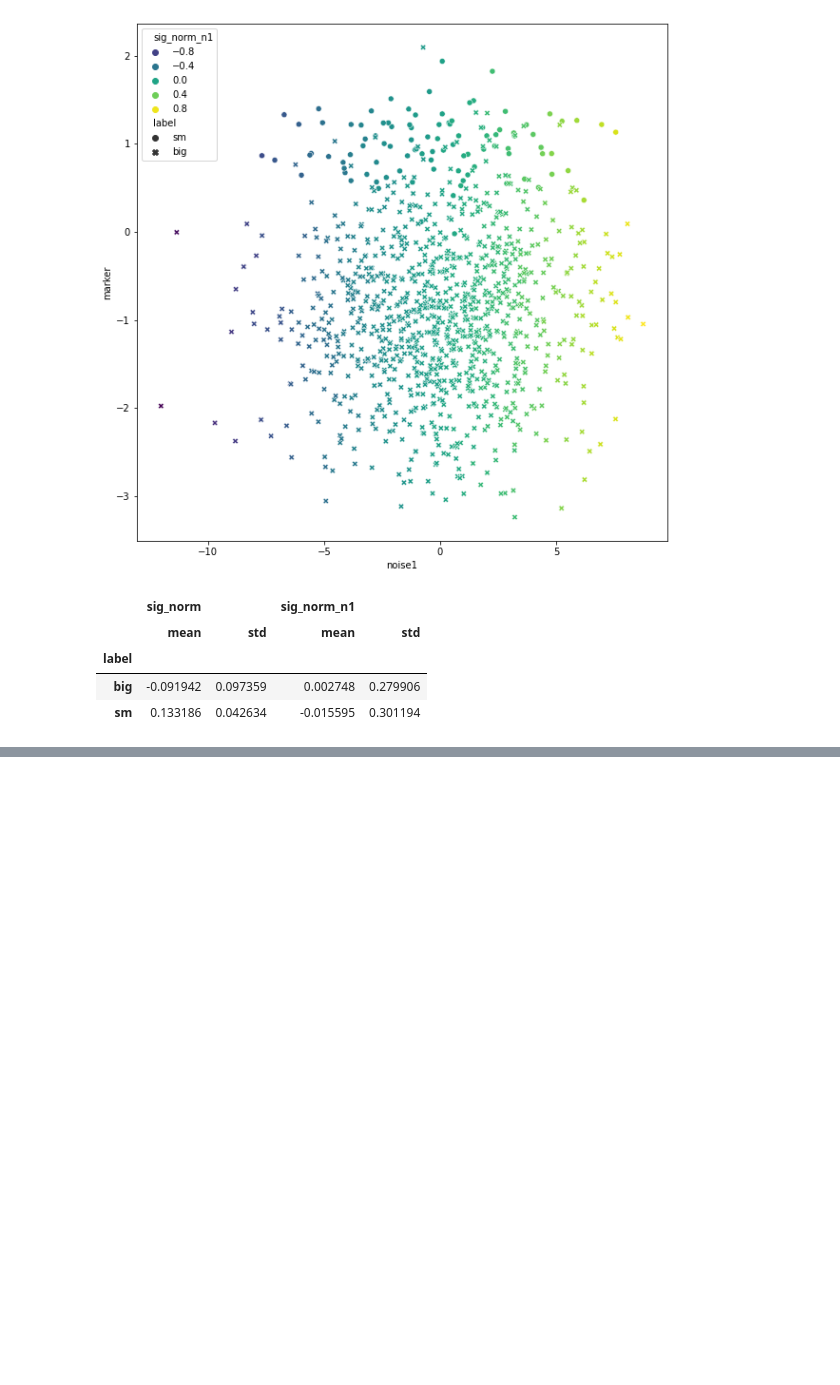
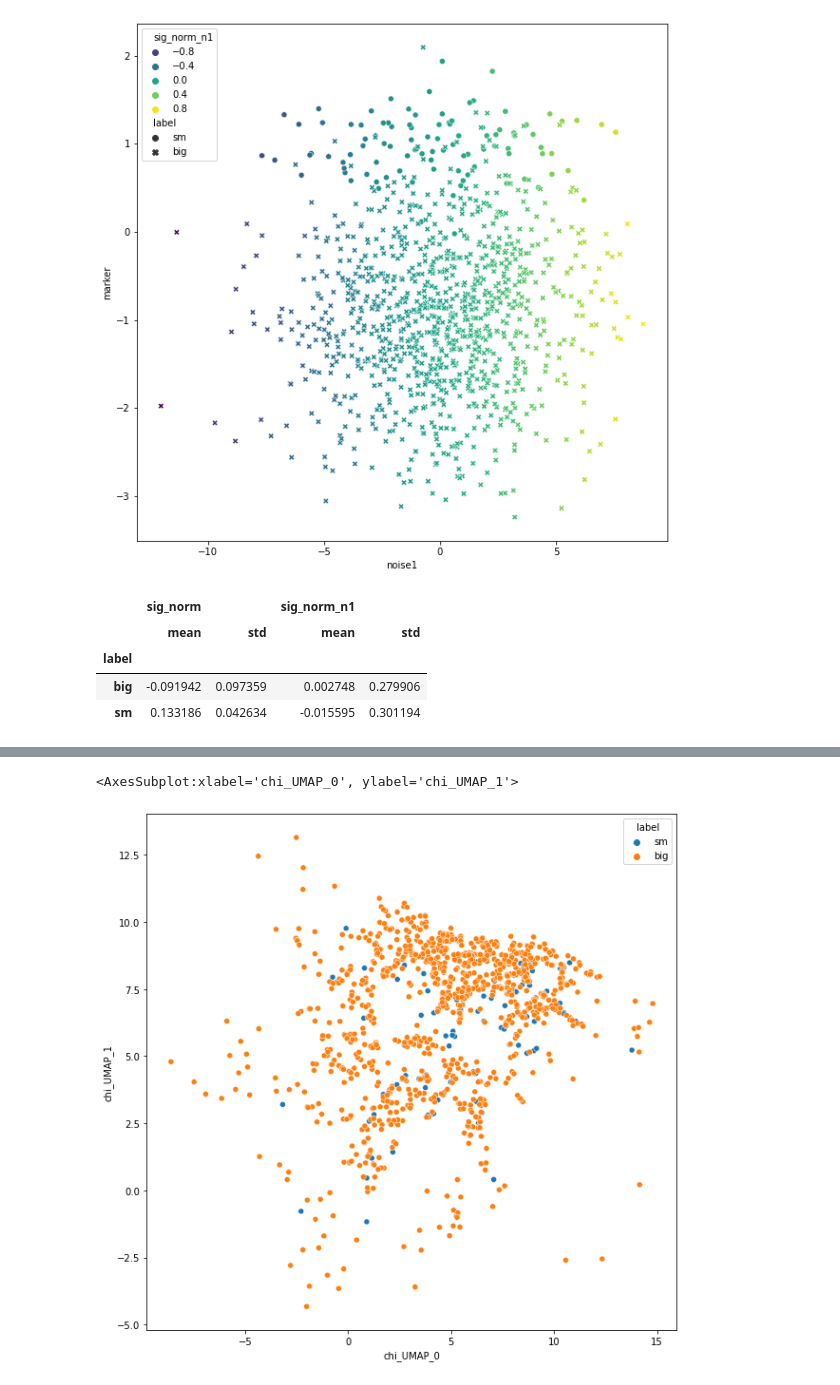
Before and after one commit to ashwinn226/graphwave, a Jupyter notebook: graphwave_pancakes.ipynb, the cells around one changed output, grey strips where cells are left out. Saved outputs shown, nothing was run; the diff lists cells and outputs as text; code cells hidden in the pictures; blank space fills up the shorter version.

Commit message:
Latest graphwave updaates'

```diff
--- a/graphwave_pancakes.ipynb
+++ b/graphwave_pancakes.ipynb
@@ -505,0 +502,4 @@ AttributeError: 'Graph' object has no attribute 'number_of_nodes'
+# %%
+nxG = nxG = nx.from_scipy_sparse_matrix(ad.obsp["distances"])
+# %%
+chi, heat_print, taus = graphwave_alg(nxG, np.linspace(0,100,25), taus='auto', verbose=True)
@@ -505,0 +539,2 @@ AttributeError: 'Graph' object has no attribute 'number_of_nodes'
+# %%
+um = umap.UMAP(densmap=True, verbose=True).fit_transform(chi)
@@ -505,0 +559,9 @@ AttributeError: 'Graph' object has no attribute 'number_of_nodes'
+# %%
+pancake[["chi_UMAP_0", "chi_UMAP_1"]] = um
+# %%
+fig, ax = plt.subplots(1,1, figsize=[10,10])
+
+sns.scatterplot(data=pancake, x="chi_UMAP_0", y="chi_UMAP_1", hue="label")
+# %% [output]
+<AxesSubplot:xlabel='chi_UMAP_0', ylabel='chi_UMAP_1'>
+[figure, added]
```
Also changed, not shown: parts of 11 cells of this notebook, 2 other files.
